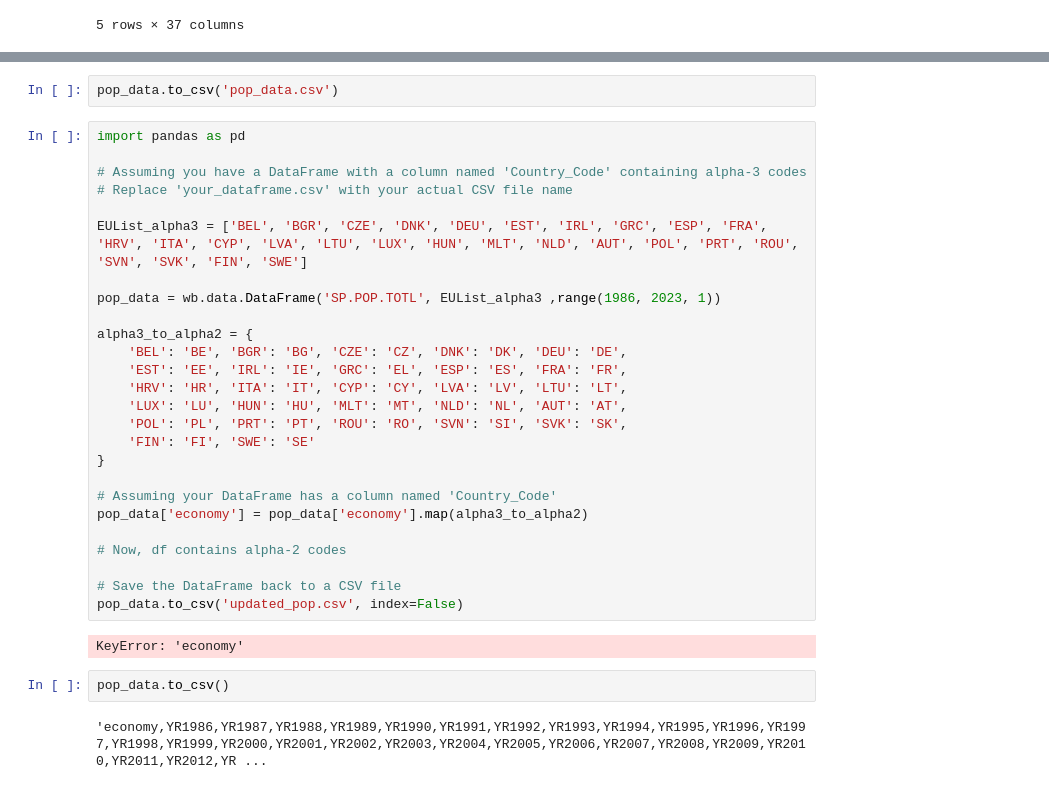
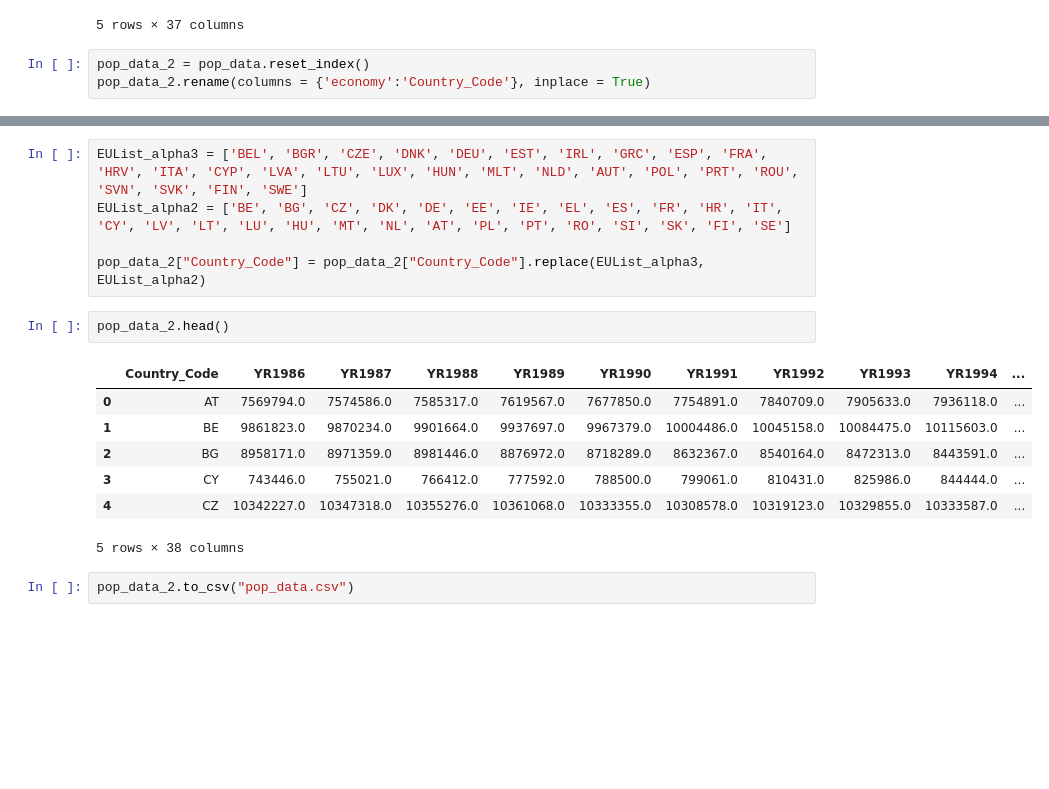
Before and after one commit to CaspervanWetten/DataDetectives, a Jupyter notebook: notebook/WB.ipynb, the cells around one changed output, grey strips where cells are left out. Saved outputs shown, nothing was run; the diff lists cells and outputs as text; blank space fills up the shorter version.

Commit message:
fixed the iso format of the countries in pop_Data

```diff
--- a/notebook/WB.ipynb
+++ b/notebook/WB.ipynb
@@ -91,3 +54,6 @@ pop_data.head()
 | CYP | 743446.0 | 755021.0 | 766412.0 | 777592.0 | 788500.0 | 799061.0 | 810431.0 | 825986.0 | 844444.0 | 862418.0 | ... | ... |
 | CZE | 10342227.0 | 10347318.0 | 10355276.0 | 10361068.0 | 10333355.0 | 10308578.0 | 10319123.0 | 10329855.0 | 10333587.0 | 10327253.0 | ... | ... |
 5 rows × 37 columns
+# %%
+pop_data_2 = pop_data.reset_index()
+pop_data_2.rename(columns = {'economy':'Country_Code'}, inplace = True)
@@ -94,34 +70,17 @@ pop_data.head()
+# %%
+EUList_alpha3 = ['BEL', 'BGR', 'CZE', 'DNK', 'DEU', 'EST', 'IRL', 'GRC', 'ESP', 'FRA', 'HRV', 'ITA', 'CYP', 'LVA', 'LTU', 'LUX', 'HUN', 'MLT', 'NLD', 'AUT', 'POL', 'PRT', 'ROU', 'SVN', 'SVK', 'FIN', 'SWE']
+EUList_alpha2 = ['BE', 'BG', 'CZ', 'DK', 'DE', 'EE', 'IE', 'EL', 'ES', 'FR', 'HR', 'IT', 'CY', 'LV', 'LT', 'LU', 'HU', 'MT', 'NL', 'AT', 'PL', 'PT', 'RO', 'SI', 'SK', 'FI', 'SE']
+
+pop_data_2["Country_Code"] = pop_data_2["Country_Code"].replace(EUList_alpha3, EUList_alpha2)
+# %%
+pop_data_2.head()
+# %% [output]
+|  | Country_Code | YR1986 | YR1987 | YR1988 | YR1989 | YR1990 | YR1991 | YR1992 | YR1993 | YR1994 | ... |
+| 0 | AT | 7569794.0 | 7574586.0 | 7585317.0 | 7619567.0 | 7677850.0 | 7754891.0 | 7840709.0 | 7905633.0 | 7936118.0 | ... |
+| 1 | BE | 9861823.0 | 9870234.0 | 9901664.0 | 9937697.0 | 9967379.0 | 10004486.0 | 10045158.0 | 10084475.0 | 10115603.0 | ... |
+| 2 | BG | 8958171.0 | 8971359.0 | 8981446.0 | 8876972.0 | 8718289.0 | 8632367.0 | 8540164.0 | 8472313.0 | 8443591.0 | ... |
+| 3 | CY | 743446.0 | 755021.0 | 766412.0 | 777592.0 | 788500.0 | 799061.0 | 810431.0 | 825986.0 | 844444.0 | ... |
+| 4 | CZ | 10342227.0 | 10347318.0 | 10355276.0 | 10361068.0 | 10333355.0 | 10308578.0 | 10319123.0 | 10329855.0 | 10333587.0 | ... |
+5 rows × 38 columns
 # %%
-pop_data.to_csv('pop_data.csv')
+pop_data_2.to_csv("pop_data.csv")
-# %%
-import pandas as pd
-
-# Assuming you have a DataFrame with a column named 'Country_Code' containing alpha-3 codes
-# Replace 'your_dataframe.csv' with your actual CSV file name
-
-EUList_alpha3 = ['BEL', 'BGR', 'CZE', 'DNK', 'DEU', 'EST', 'IRL', 'GRC', 'ESP', 'FRA', 'HRV', 'ITA', 'CYP', 'LVA', 'LTU', 'LUX', 'HUN', 'MLT', 'NLD', 'AUT', 'POL', 'PRT', 'ROU', 'SVN', 'SVK', 'FIN', 'SWE']
-
-pop_data = wb.data.DataFrame('SP.POP.TOTL', EUList_alpha3 ,range(1986, 2023, 1))
-
-alpha3_to_alpha2 = {
-    'BEL': 'BE', 'BGR': 'BG', 'CZE': 'CZ', 'DNK': 'DK', 'DEU': 'DE',
-    'EST': 'EE', 'IRL': 'IE', 'GRC': 'EL', 'ESP': 'ES', 'FRA': 'FR',
-    'HRV': 'HR', 'ITA': 'IT', 'CYP': 'CY', 'LVA': 'LV', 'LTU': 'LT',
-    'LUX': 'LU', 'HUN': 'HU', 'MLT': 'MT', 'NLD': 'NL', 'AUT': 'AT',
-    'POL': 'PL', 'PRT': 'PT', 'ROU': 'RO', 'SVN': 'SI', 'SVK': 'SK',
-    'FIN': 'FI', 'SWE': 'SE'
-}
-
-# Assuming your DataFrame has a column named 'Country_Code'
-pop_data['economy'] = pop_data['economy'].map(alpha3_to_alpha2)
-
-# Now, df contains alpha-2 codes
-
-# Save the DataFrame back to a CSV file
-pop_data.to_csv('updated_pop.csv', index=False)
-# %% [output]
-KeyError: 'economy'
-# %%
-pop_data.to_csv()
-# %% [output]
-'economy,YR1986,YR1987,YR1988,YR1989,YR1990,YR1991,YR1992,YR1993,YR1994,YR1995,YR1996,YR1997,YR1998,YR1999,YR2000,YR2001,YR2002,YR2003,YR2004,YR2005,YR2006,YR2007,YR2008,YR2009,YR2010,YR2011,YR2012,YR ...
```
Also changed, not shown: parts of 9 cells of this notebook, 1 other file.
